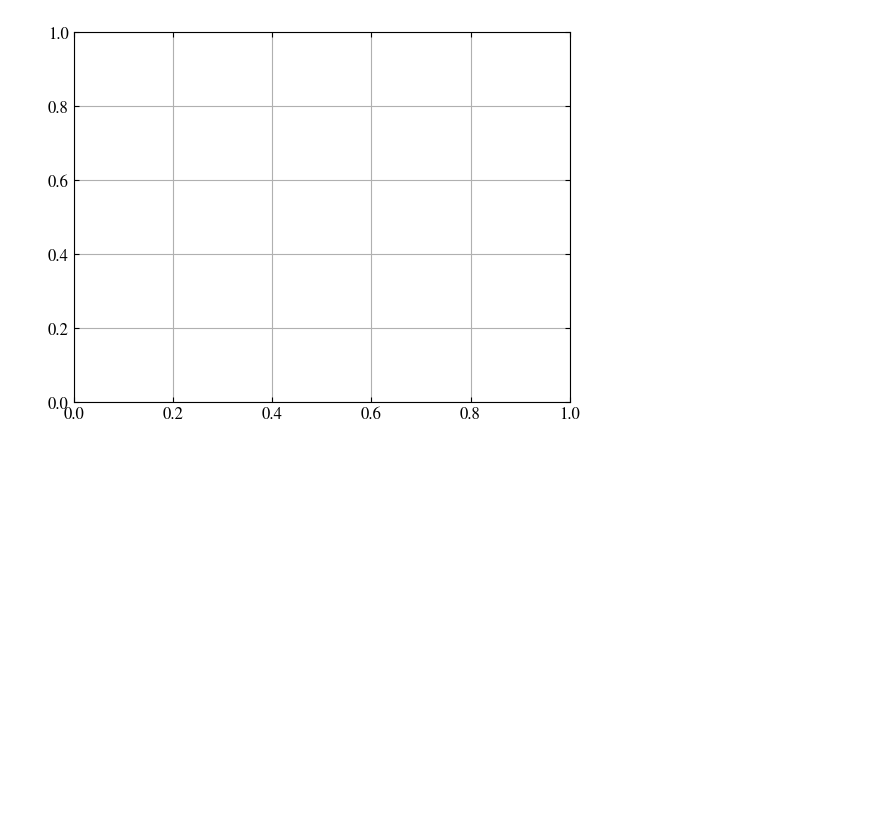
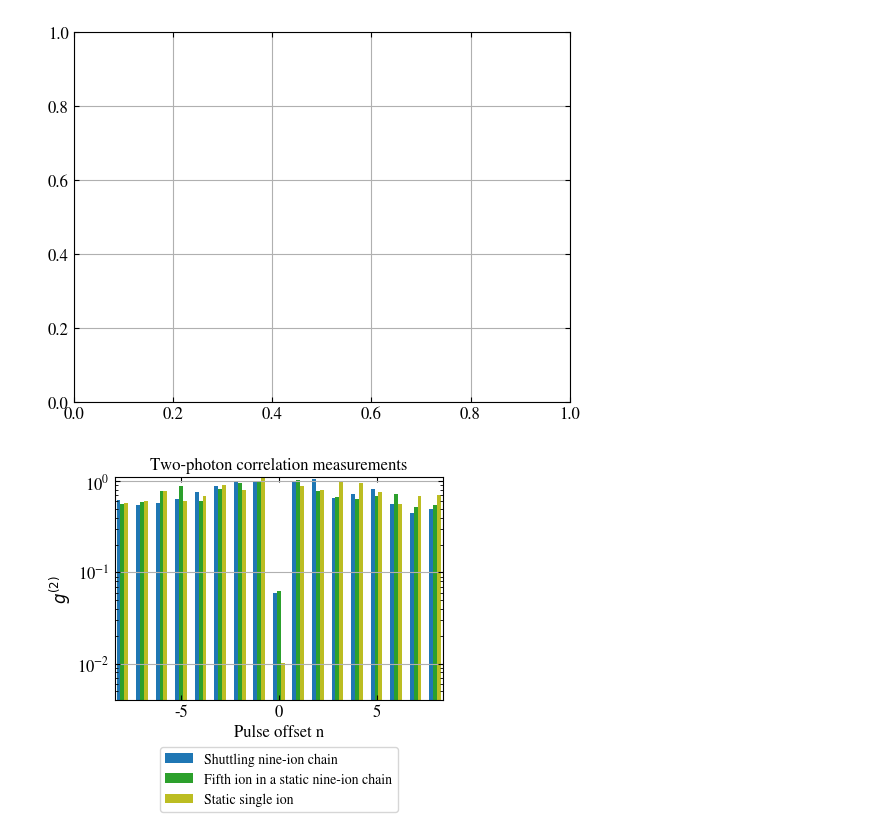
Before and after one commit to HaeffnerLab/Multiplexing, a Jupyter notebook: g2_data_processing/Static g2 data processing.ipynb, the cells around one changed output. Drawn from its saved outputs; the diff is of its cells as text; code cells hidden in the pictures; blank space fills up the shorter version.

```diff
--- a/g2_data_processing/Static g2 data processing.ipynb
+++ b/g2_data_processing/Static g2 data processing.ipynb
@@ -1247,3 +1247,87 @@ image.save("output/sine_wave_pil.pdf")
 # %% [output]
 NameError: name 'x' is not defined
 [figure]
+# %%
+import numpy as np
+import matplotlib.pyplot as plt
+import matplotlib
+
+# Consistent plot styling
+matplotlib.rcParams.update({
+    "font.family": "STIXGeneral",
+    "xtick.labelsize": 12,
+    "xtick.direction": "in",
+    "xtick.major.pad": 3,
+    "xtick.top": True,
+    "ytick.labelsize": 12,
+    "ytick.direction": "in",
+    "ytick.right": True,
+    "axes.labelsize": 12,
+    "axes.labelpad": 3,
+    "axes.grid": True
+})
+
+# Provided datasets
+data1 = np.array([0.61710037, 0.54275093, 0.57992565, 0.63197026, 0.75836431, 0.88475836,
+                  1.01115242, 0.98884758, 0.05947955, 1.01115242, 1.07063197, 0.65427509,
+                  0.72118959, 0.81784387, 0.55762082, 0.44609665, 0.49814126])
+
+data2 = np.array([0.5634674922600619, 0.5882352941176471, 0.7801857585139319, 0.8854489164086687,
+                  0.6006191950464397, 0.8173374613003096, 0.9473684210526315, 0.978328173374613,
+                  0.06191950464396285, 1.021671826625387, 0.7739938080495357, 0.6687306501547987,
+                  0.631578947368421, 0.6934984520123839, 0.718266253869969, 0.5201238390092879,
+                  0.5510835913312694])
+
+data3 = np.array([0.5736040609137056, 0.6040609137055838, 0.7868020304568528, 0.6040609137055838,
+                  0.6903553299492385, 0.9086294416243654, 0.8020304568527918, 1.1065989847715736,
+                  0.01015228426395939, 0.8934010152284264, 0.8071065989847716, 0.9898477157360406,
+                  0.9593908629441624, 0.7614213197969543, 0.5634517766497462, 0.6852791878172588,
+                  0.7157360406091371])
+
+# X-axis labels
+x_labels = np.linspace(-8, 8, num=17)
+
+# Create figure
+fig, ax = plt.subplots(figsize=(4.25, 4.25))
+
+# Bar widths and plotting
+width = 0.2
+ax.bar(x_labels - width, data1, width, color='C0', label='Shuttling nine-ion chain')
+ax.bar(x_labels,         data2, width, color='C2', label='Fifth ion in a static nine-ion chain')
+ax.bar(x_labels + width, data3, width, color='C8', label='Static single ion')
+
+# Log scale & limits
+ax.set_yscale('log')
+ax.set_ylim(0.0040, 1.1)
+
+# Only show ticks at -5, 0, +5
+ax.set_xticks([-5, 0, 5])
+ax.set_xticklabels(['-5', '0', '5'])
+
+# Make sure the data still spans beyond those ticks
+ax.set_xlim(x_labels.min() - 2 * width, x_labels.max() + 2 * width)
+
+# Labels & title
+ax.set_xlabel("Pulse offset n")
+ax.set_ylabel(r'$g^{(2)}$')
+ax.set_title('Two-photon correlation measurements')
+
+# Grids
+ax.xaxis.grid(False)
+ax.yaxis.grid(True)
+
+# Move legend below the plot, centered, in one column (3 rows)
+ax.legend(
+    loc='upper center',
+    bbox_to_anchor=(0.5, -0.18),
+    ncol=1
+)
+
+# Adjust bottom margin to fit legend
+plt.tight_layout(rect=[0, 0.05, 1, 1])
+
+# Save and show
+plt.savefig('Fig_3_combined.pdf', format='pdf')
+plt.show()
+# %% [output]
+[figure, added]
```
